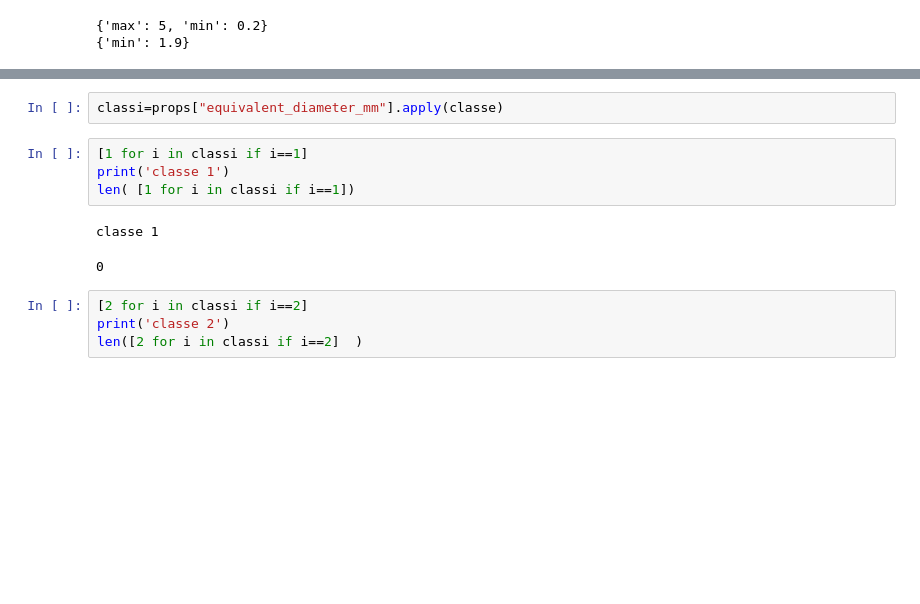
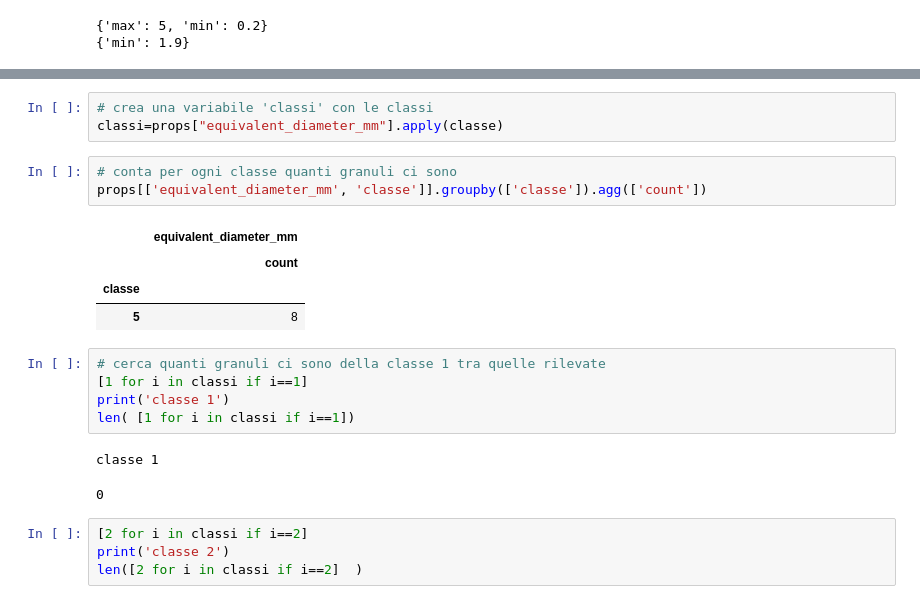
Before and after one commit to serenafalcioni/shared_nbks, a Jupyter notebook: trovagranuli1.ipynb, the cells around one changed output, grey strips where cells are left out. Cells and saved outputs as stored; diff of their text form; blank space fills up the shorter version.

Commit message:
aggiunto df per contare granuli per ogni classe

```diff
--- a/trovagranuli1.ipynb
+++ b/trovagranuli1.ipynb
@@ -132,6 +169,16 @@ props.head()
-# %%
-classi=props["equivalent_diameter_mm"].apply(classe)
+# %%
+# crea una variabile 'classi' con le classi
+classi=props["equivalent_diameter_mm"].apply(classe)
+# %%
+# conta per ogni classe quanti granuli ci sono
+props[['equivalent_diameter_mm', 'classe']].groupby(['classe']).agg(['count'])
+# %% [output]
+|  | equivalent_diameter_mm |
+|  | count |
+| classe |  |
+| 5 | 8 |
 # %%
+# cerca quanti granuli ci sono della classe 1 tra quelle rilevate
 [1 for i in classi if i==1]
 print('classe 1')
 len( [1 for i in classi if i==1])
```
Also changed, not shown: parts of 6 cells of this notebook.
